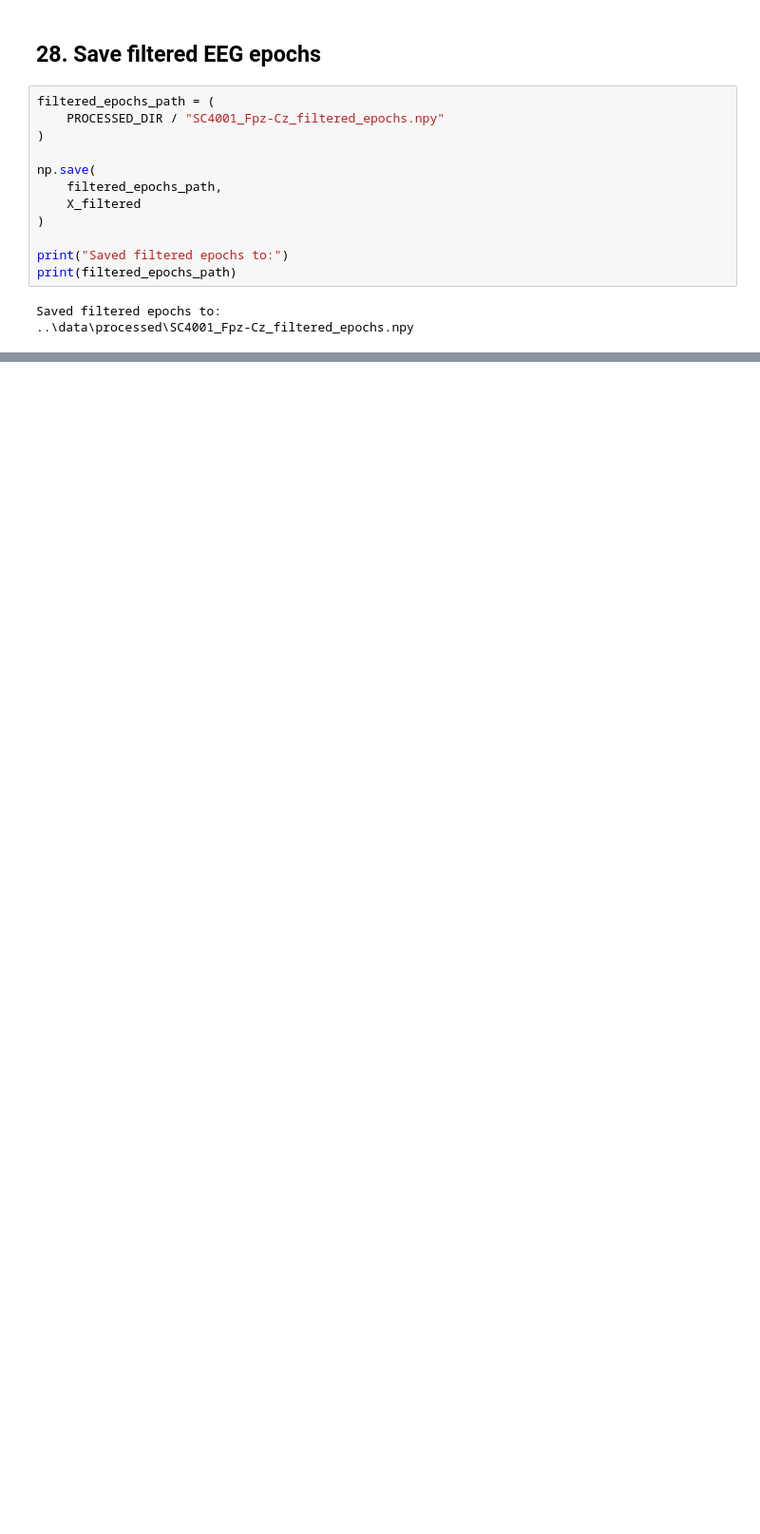
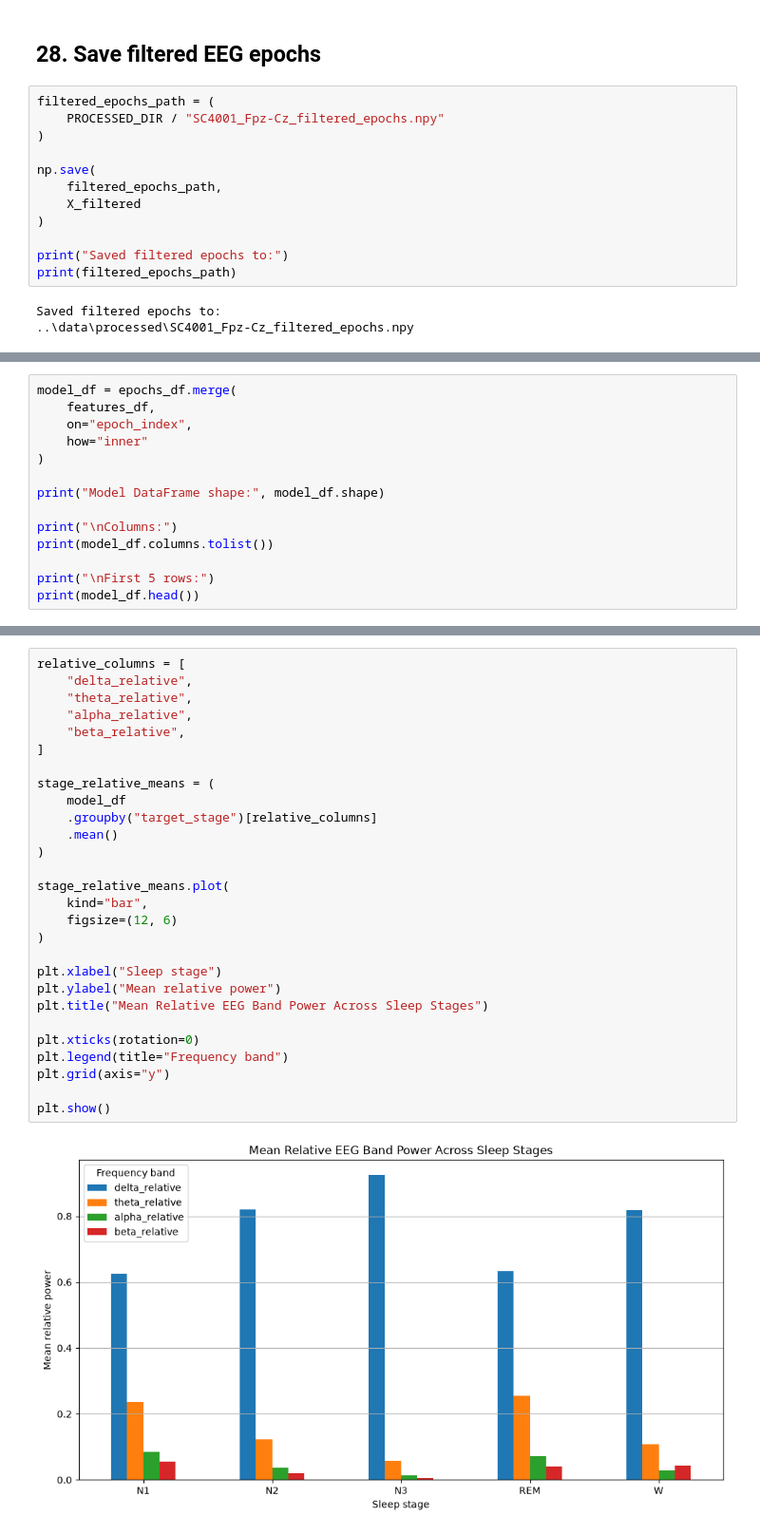
Before and after one commit to ThePral/Sleep-Stage-Prediction, a Jupyter notebook: notebooks/01_dataset_exploration.ipynb, the cells around one changed output, grey strips where cells are left out. Shown at 95% size. Drawn from its saved outputs; the diff is of its cells as text; blank space fills up the shorter version.

```diff
--- a/notebooks/01_dataset_exploration.ipynb
+++ b/notebooks/01_dataset_exploration.ipynb
@@ -907,0 +1167,14 @@ Saved filtered epochs to:
+# %%
+model_df = epochs_df.merge(
+    features_df,
+    on="epoch_index",
+    how="inner"
+)
+
+print("Model DataFrame shape:", model_df.shape)
+
+print("\nColumns:")
+print(model_df.columns.tolist())
+
+print("\nFirst 5 rows:")
+print(model_df.head())
@@ -907,0 +1271,30 @@ Saved filtered epochs to:
+# %%
+relative_columns = [
+    "delta_relative",
+    "theta_relative",
+    "alpha_relative",
+    "beta_relative",
+]
+
+stage_relative_means = (
+    model_df
+    .groupby("target_stage")[relative_columns]
+    .mean()
+)
+
+stage_relative_means.plot(
+    kind="bar",
+    figsize=(12, 6)
+)
+
+plt.xlabel("Sleep stage")
+plt.ylabel("Mean relative power")
+plt.title("Mean Relative EEG Band Power Across Sleep Stages")
+
+plt.xticks(rotation=0)
+plt.legend(title="Frequency band")
+plt.grid(axis="y")
+
+plt.show()
+# %% [output]
+[figure, added]
```
Also changed, not shown: parts of 34 cells of this notebook.
